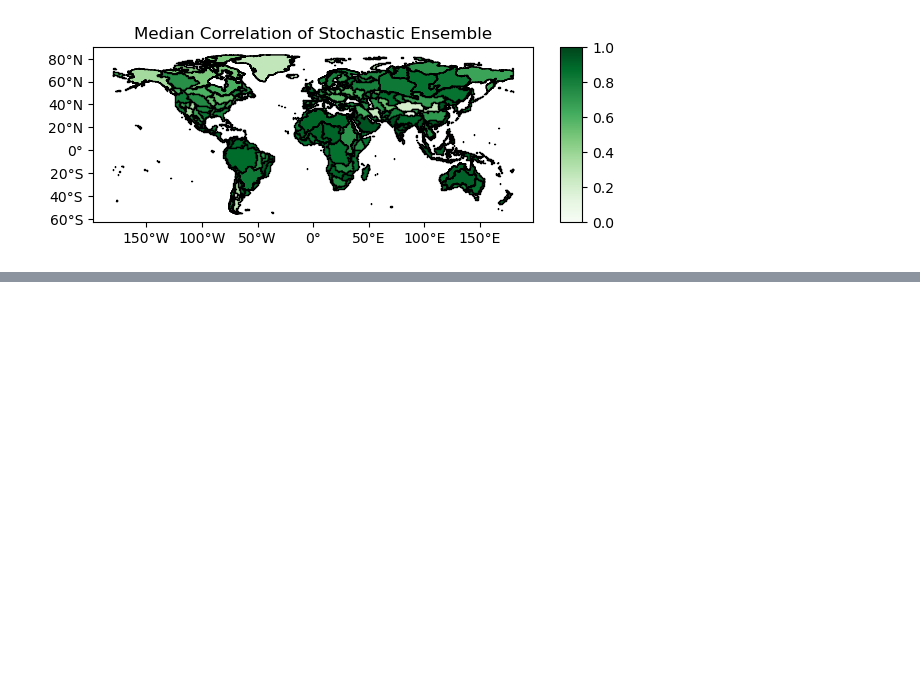
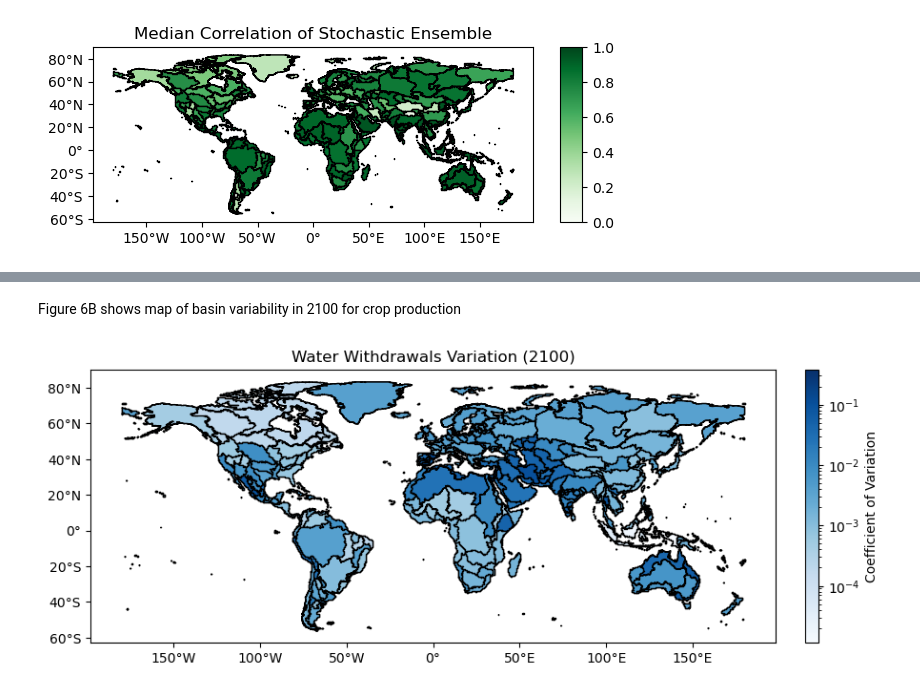
Before and after one commit to abirnb01/birnbaum-etal_2024_HydroVariability, a Jupyter notebook: Code/main_figures.ipynb, the cells around one changed output, grey strips where cells are left out. Saved outputs shown, nothing was run; the diff lists cells and outputs as text; code cells hidden in the pictures; blank space fills up the shorter version.

```diff
--- a/Code/main_figures.ipynb
+++ b/Code/main_figures.ipynb
@@ -393,0 +506,38 @@ fig.legend(h[0:],l[0:],title='',loc='lower center',bbox_to_anchor=[0.5,-0.1],nco
+# %% [markdown]
+Figure 6B shows map of basin variability in 2100 for crop production
+# %%
+#create variable of total water withdrawals in 2100
+ww_2100 = ww.groupby(['scenario','Units','basin','year'])['value'].sum().reset_index()
+ww_2100 = ww_2100[ww_2100.year==2100]
+
+#calculate variability for each basin
+cv_ww_2100 = ww_2100.groupby(['basin','year'])['value'].std()/ww_2100.groupby(['basin','year'])['value'].mean()
+cv_ww_2100 = cv_ww_2100.reset_index()
+cv_ww_2100 = gcam_basins.merge(cv_ww_2100,on=['basin'])
+
+fig,ax = plt.subplots(1,1,figsize=(10,10))
+divider = make_axes_locatable(ax)
+cax = divider.append_axes("right", size="2%", pad=0.2)
+
+gcam_basins.plot(edgecolor='k',ax=ax,facecolor='None')
+cv_ww_2100.plot(ax=ax,cax=cax,column='value',cmap='Blues',edgecolor='k',
+                norm=mcolors.LogNorm(vmin=cv_ww_2100.value.min(), vmax=cv_ww_2100.value.max()),
+                   legend=True,legend_kwds={'orientation':'vertical','label':'Coefficient of Variation'})
+ax.set_title('Water Withdrawals Variation (2100)')
+
+
+# #making latitude/longitude text labels smaller
+ #label maps with lat/lon coordinates
+axlbl = fig.axes[0] #https://gist.github.com/sebbacon/60ceec549f1d461af4543ccc5024c095?short_path=839cef5
+ticksizes = axlbl.figure
+cb_ax = ticksizes.axes[0]
+cb_ax.tick_params()
+
+cb_ax.set_xticks([-150,-100,-50,0,50,100,150])
+cb_ax.set_yticks([-60,-40,-20,0,20,40,60,80])
+cb_ax.set_xticklabels(['150°W','100°W','50°W','0°','50°E','100°E','150°E'])
+cb_ax.set_yticklabels(['60°S','40°S','20°S','0°','20°N','40°N','60°N','80°N'])
+
+plt.show()
+# %% [output]
+[figure, added]
```
Also changed, not shown: parts of 47 cells of this notebook, 4 other files.
